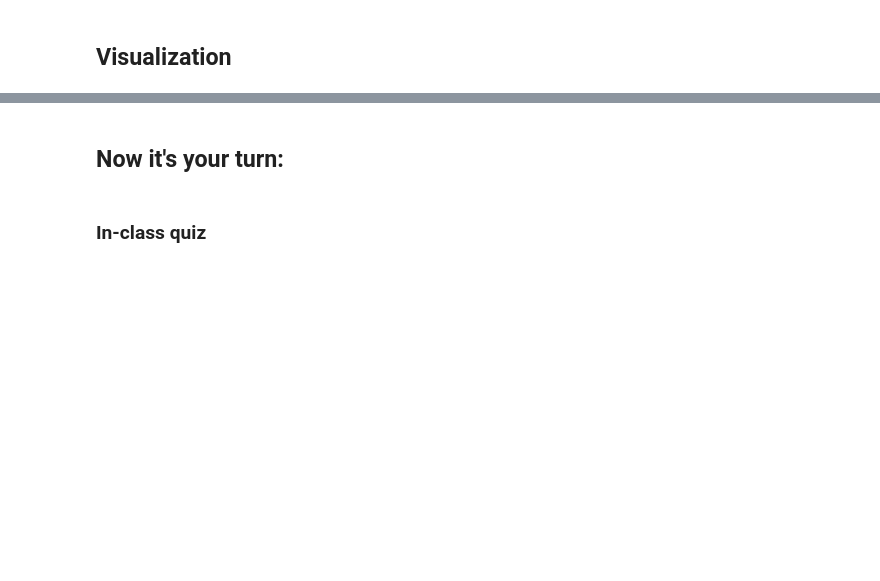
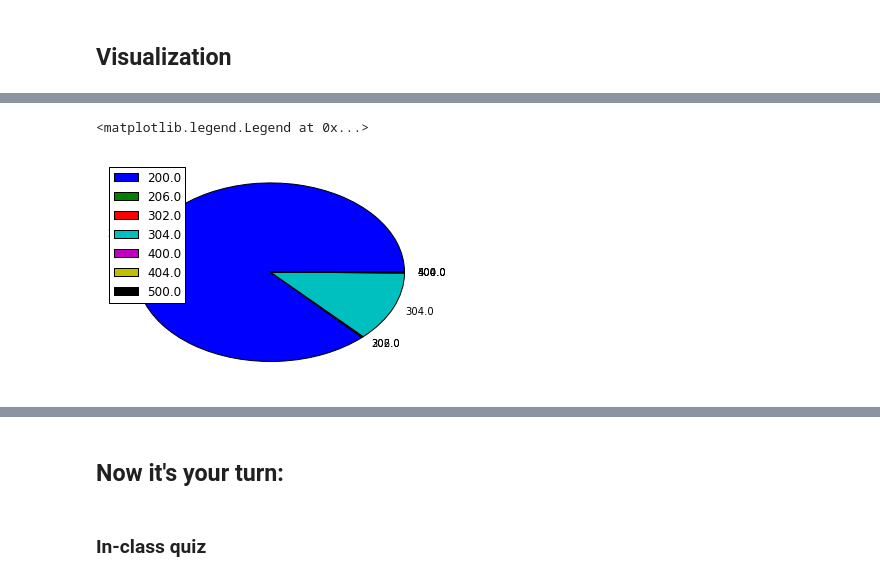
Before and after one commit to abhinavrathi/ids-fa16, a Jupyter notebook: lab2/lab2.ipynb, the cells around one changed output, grey strips where cells are left out. Cells and saved outputs as stored; diff of their text form; code cells hidden in the pictures; blank space fills up the shorter version.

```diff
--- a/lab2/lab2.ipynb
+++ b/lab2/lab2.ipynb
@@ -178,0 +216,10 @@ array([[<matplotlib.axes.AxesSubplot object at 0x...>]], dtype=object)
+# %%
+%matplotlib inline
+# show the percentage of each response code
+import matplotlib.pyplot as plt
+labels = grouped.size().index
+patches, _ = plt.pie(grouped.size(),labels=labels)
+plt.legend(patches, labels, loc="best")
+# %% [output]
+<matplotlib.legend.Legend at 0x...>
+[figure, added]
```
Also changed, not shown: parts of 41 cells of this notebook.
